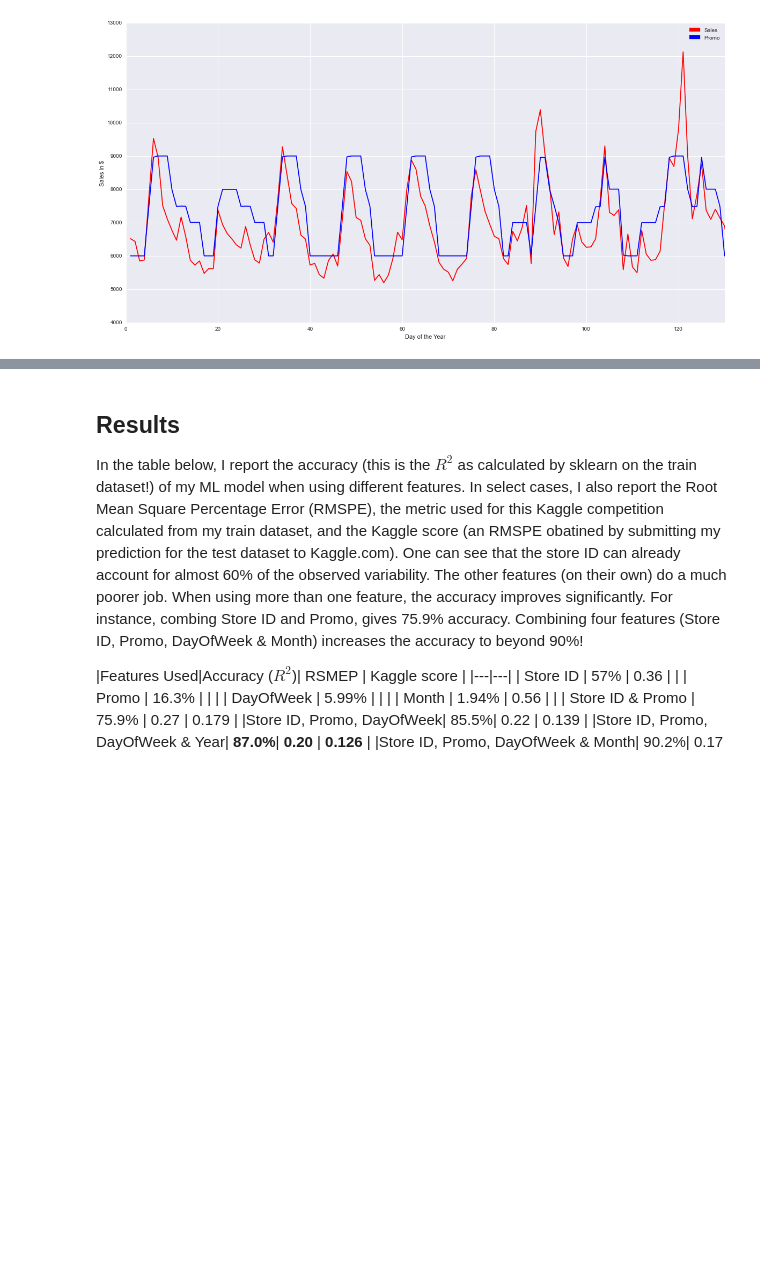
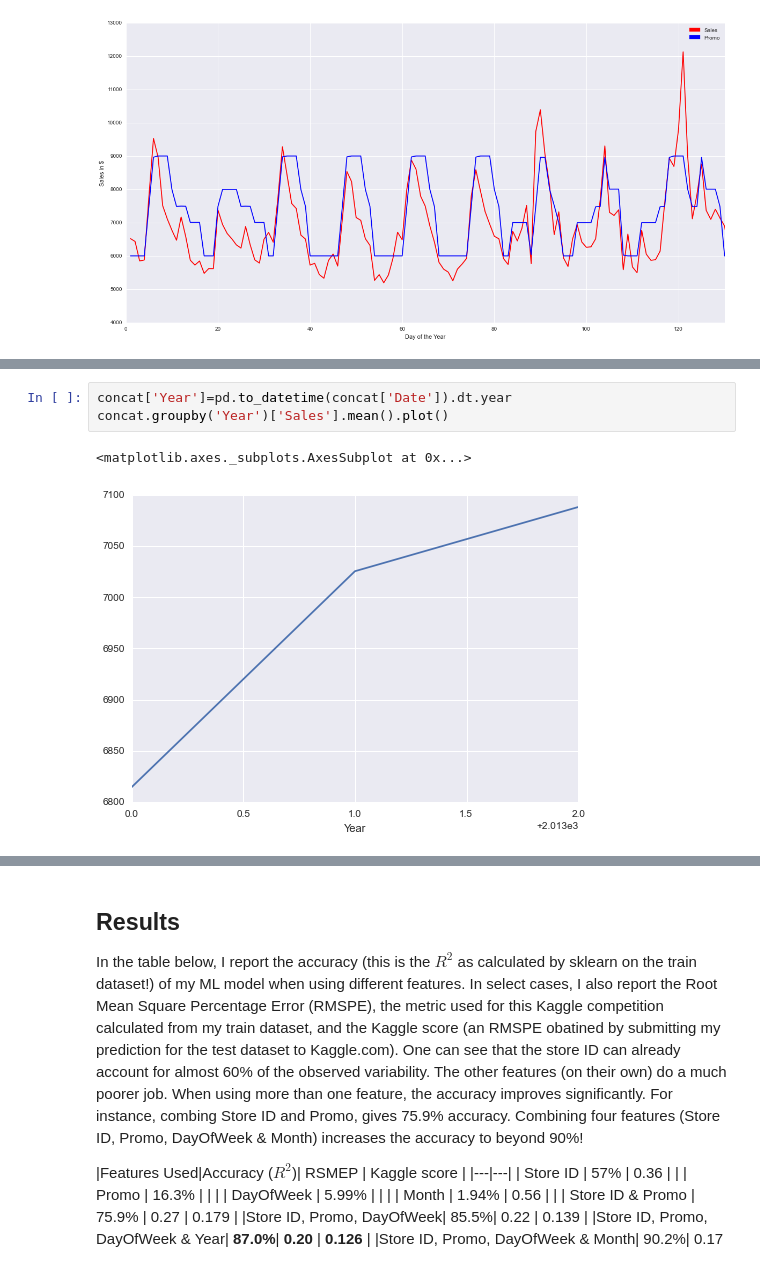
Before and after one commit to DarioMarrocchelli/DSI-Capstone-Project, a Jupyter notebook: Capstone Project Write Up.ipynb, the cells around one changed output, grey strips where cells are left out. Cells and saved outputs as stored; diff of their text form; blank space fills up the shorter version.

```diff
--- a/Capstone Project Write Up.ipynb
+++ b/Capstone Project Write Up.ipynb
@@ -114,0 +111,6 @@ plt.show()
+# %%
+concat['Year']=pd.to_datetime(concat['Date']).dt.year
+concat.groupby('Year')['Sales'].mean().plot()
+# %% [output]
+<matplotlib.axes._subplots.AxesSubplot at 0x...>
+[figure, added]
```
Also changed, not shown: parts of 15 cells of this notebook.
